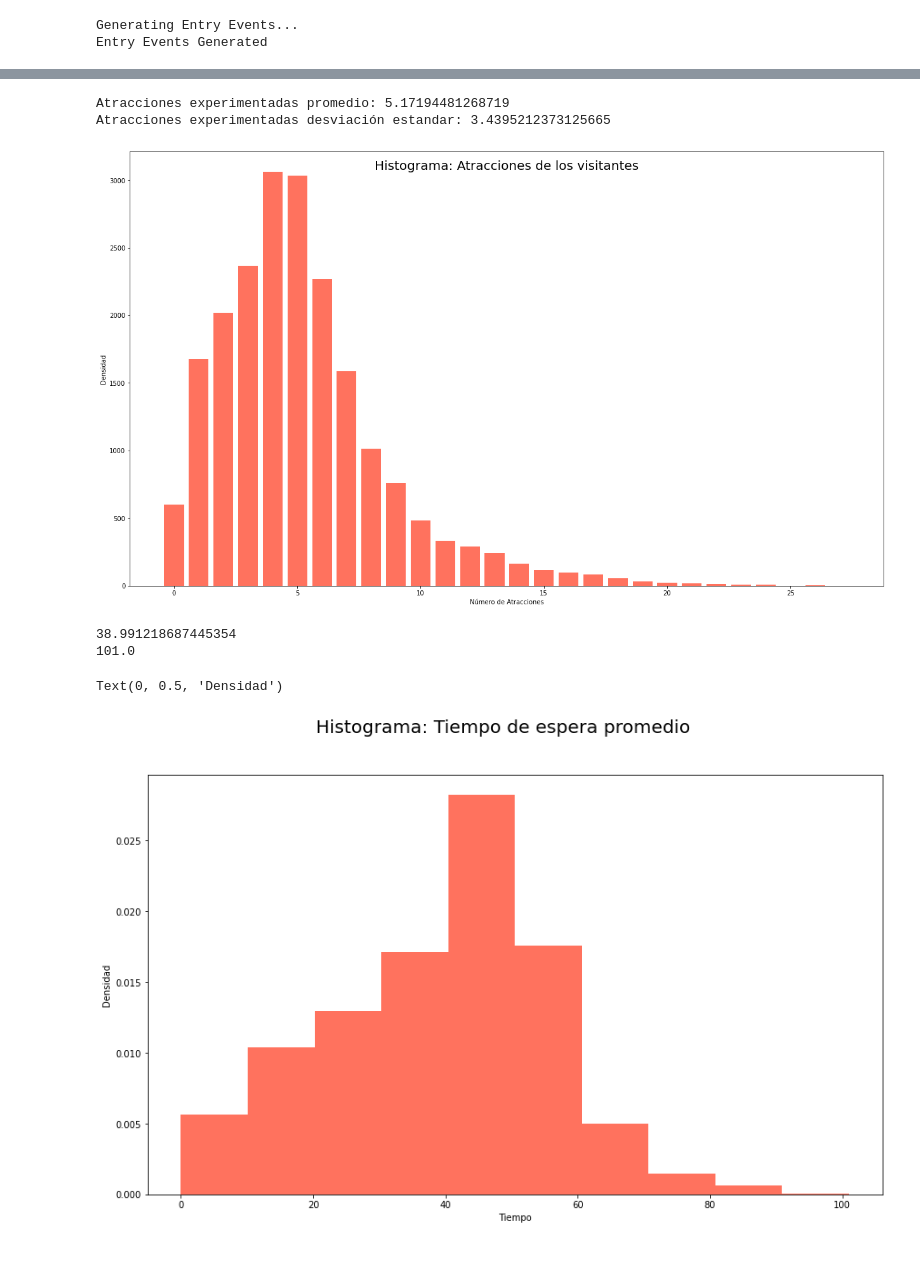
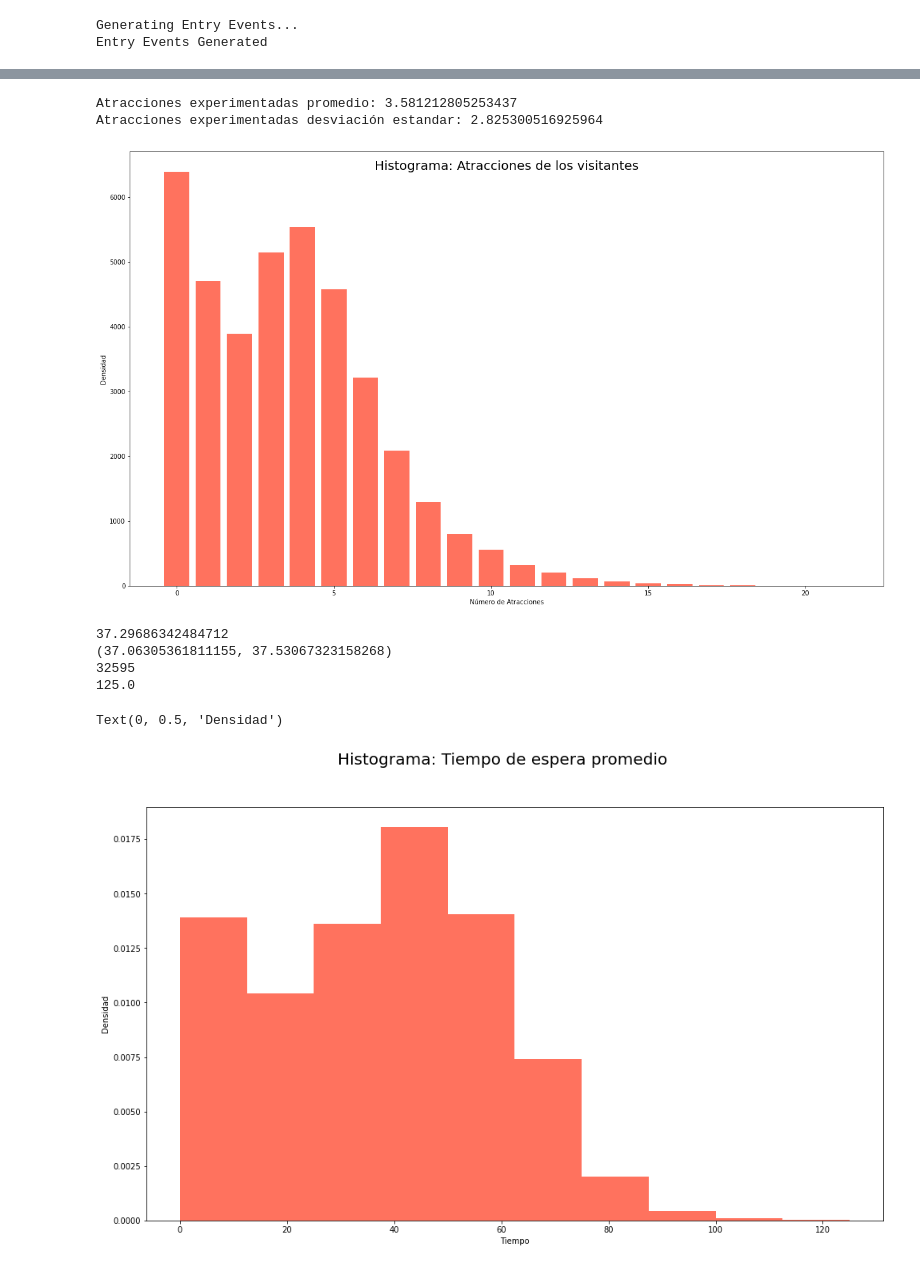
Before and after one commit to MrDahaniel/SimuPark, a Jupyter notebook: DisneyPark.ipynb, the cells around one changed output, grey strips where cells are left out. Drawn from its saved outputs; the diff is of its cells as text; code cells hidden in the pictures.

```diff
--- a/DisneyPark.ipynb
+++ b/DisneyPark.ipynb
@@ -4,6 +4,7 @@ from matplotlib.pyplot import plot, hist, gcf, figure, xlabel, ylabel
 import numpy as np
 from scipy.special import gamma, factorial
 import pandas as pd
+import scipy.stats as st
 
 x = np.linspace(0, 16, 16*60)
 k = 5
@@ -11,9 +12,10 @@ fn = lambda x, k:  (((0.631012633902875 * ((x+1) ** 0 ) + 0.141641794969108 * ((
 
 park = DisneyPark(
     fn = fn,
-    fastpass_pool_size=0.4
+    fastpass_pool_size=0.3,
+
 )
-park.start_day(max_entry_rate=50000/960)
+park.start_day(max_entry_rate=95000/960, wait_time_update=5)
 # %% [output]
 Generating Entry Events...
 Entry Events Generated
@@ -112,33 +114,37 @@ ylabel('Densidad')
 print(f'Atracciones experimentadas promedio: {np.mean(attrExp)}')
 print(f'Atracciones experimentadas desviación estandar: {np.std(attrExp)}')
 # %% [output]
-Atracciones experimentadas promedio: 5.17194481268719
-Atracciones experimentadas desviación estandar: 3.4395212373125665
+Atracciones experimentadas promedio: 3.581212805253437
+Atracciones experimentadas desviación estandar: 2.825300516925964
-[figure, old version]
+[figure, new version]
 # %%
 avgWaitTime = []
 
 for guest in park.guests:
     if guest.attractions_experienced == 0:
         continue
 
     avgWaitTime.append(guest.total_wait_time / guest.attractions_experienced)
 
 
 print(np.mean(avgWaitTime))
+print(st.t.interval(alpha=0.95, df=len(avgWaitTime)-1, loc=np.mean(avgWaitTime), scale=st.sem(avgWaitTime)))
+print(len(avgWaitTime))
 print(max(avgWaitTime))
 
 fig = figure()
-fig.set_size_inches(14.5, 8.5)
+fig.set_size_inches(16.5, 9.5)
 hist(avgWaitTime, density=True, color="#ff725e");
 fig.suptitle('Histograma: Tiempo de espera promedio', fontsize = 20)
 xlabel('Tiempo')
 ylabel('Densidad')
 # %% [output]
-38.991218687445354
-101.0
+37.29686342484712
+(37.06305361811155, 37.53067323158268)
+32595
+125.0
 Text(0, 0.5, 'Densidad')
-[figure, old version]
+[figure, new version]
 # %%
 attr_wait_time = [[attr.name, attr.queue.top_wait_time] for attr in park.attractions]
 attr_df = pd.DataFrame(attr_wait_time, columns=["Name", "MaximunWaitTime"])
```
Also changed, not shown: parts of 7 cells of this notebook, 1 other file.
